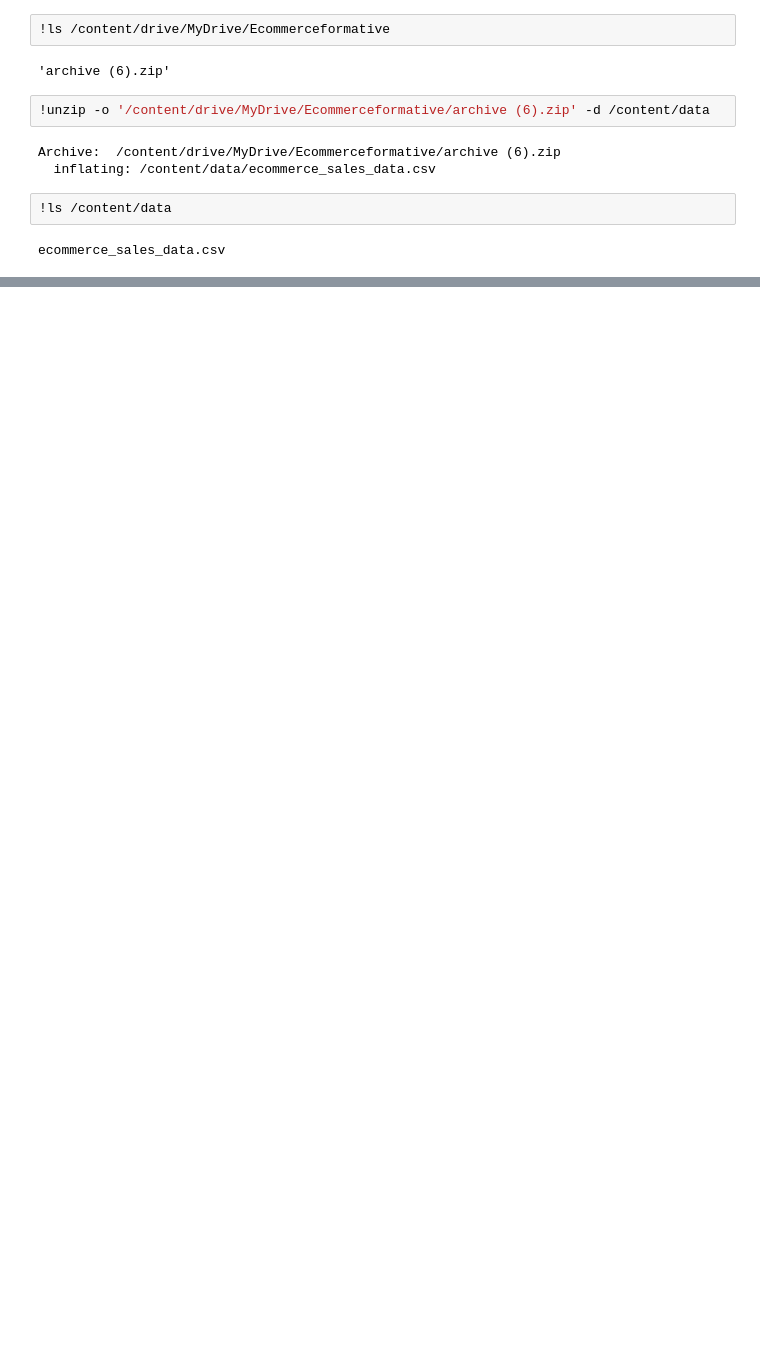
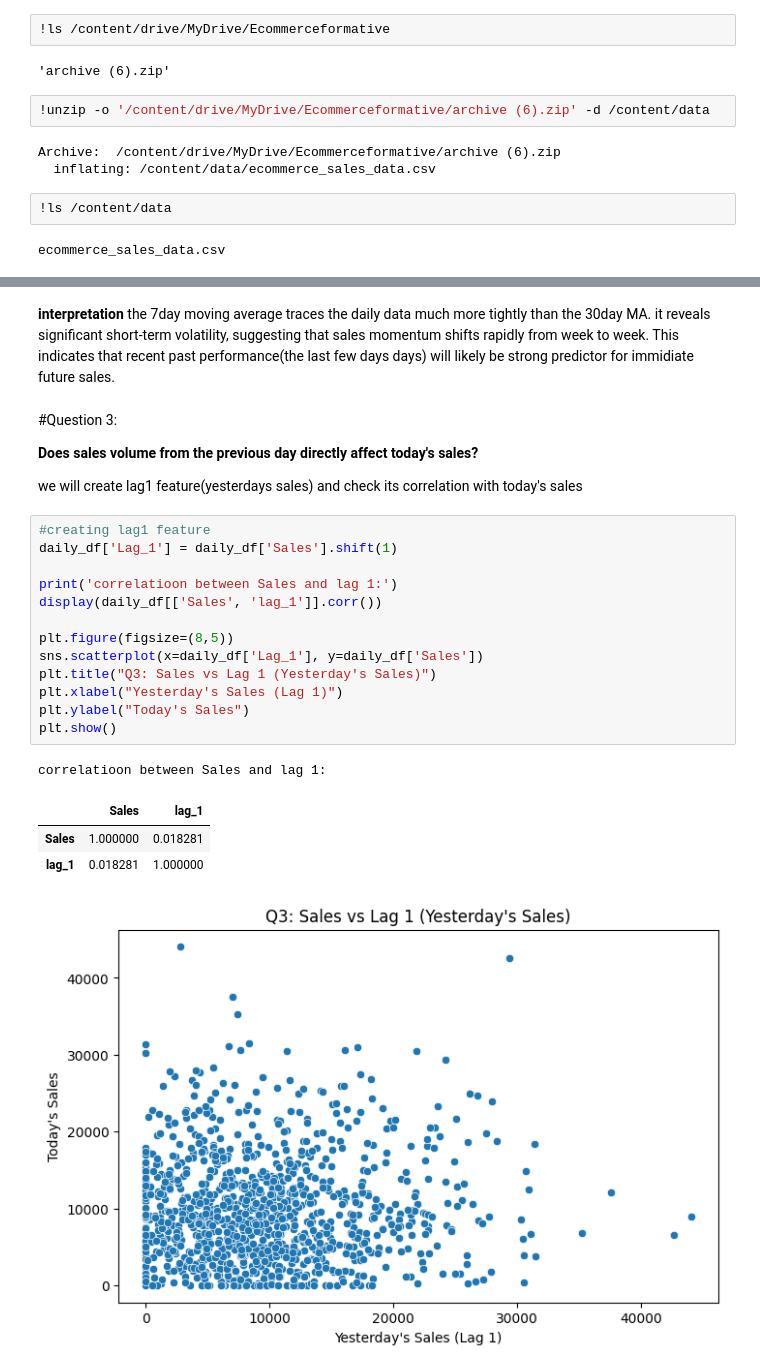
Before and after one commit to elvispreakerebi/ml-pipeline-formative-1, a Jupyter notebook: Copy_of_Welcome_To_Colab.ipynb, the cells around one changed output, grey strips where cells are left out. Cells and saved outputs as stored; diff of their text form; blank space fills up the shorter version.

```diff
--- a/Copy_of_Welcome_To_Colab.ipynb
+++ b/Copy_of_Welcome_To_Colab.ipynb
@@ -215,0 +186,28 @@ y_test = y[train_size:]
+# %% [markdown]
+**interpretation**
+the 7day moving average traces the daily data much more tightly than the 30day MA. it reveals significant short-term volatility, suggesting that sales momentum shifts rapidly from week to week. This indicates that recent past performance(the last few days days) will likely be strong predictor for immidiate future sales.
+# %% [markdown]
+#Question 3:
+
+**Does sales volume from the previous day directly affect today's sales?**
+
+we will create lag1 feature(yesterdays sales) and check its correlation with today's sales
+# %%
+#creating lag1 feature
+daily_df['Lag_1'] = daily_df['Sales'].shift(1)
+
+print('correlatioon between Sales and lag 1:')
+display(daily_df[['Sales', 'lag_1']].corr())
+
+plt.figure(figsize=(8,5))
+sns.scatterplot(x=daily_df['Lag_1'], y=daily_df['Sales'])
+plt.title("Q3: Sales vs Lag 1 (Yesterday's Sales)")
+plt.xlabel("Yesterday's Sales (Lag 1)")
+plt.ylabel("Today's Sales")
+plt.show()
+# %% [output]
+correlatioon between Sales and lag 1:
+|  | Sales | lag_1 |
+| Sales | 1.000000 | 0.018281 |
+| lag_1 | 0.018281 | 1.000000 |
+[figure, added]
```
Also changed, not shown: parts of 61 cells of this notebook.
